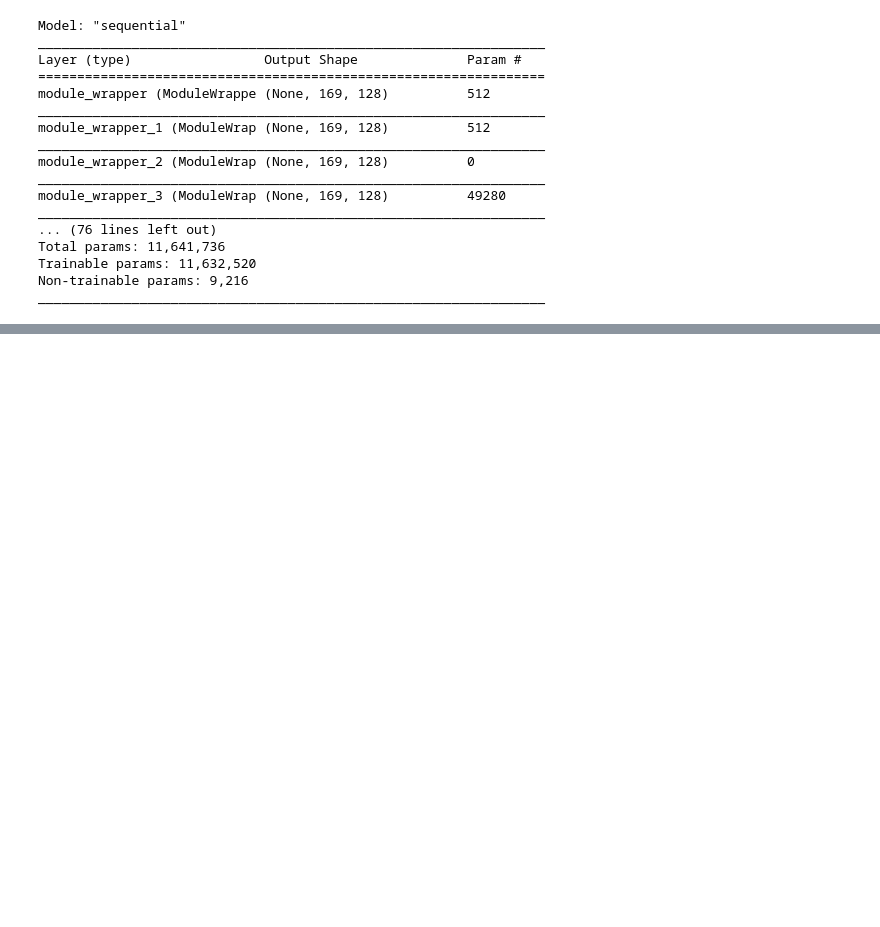
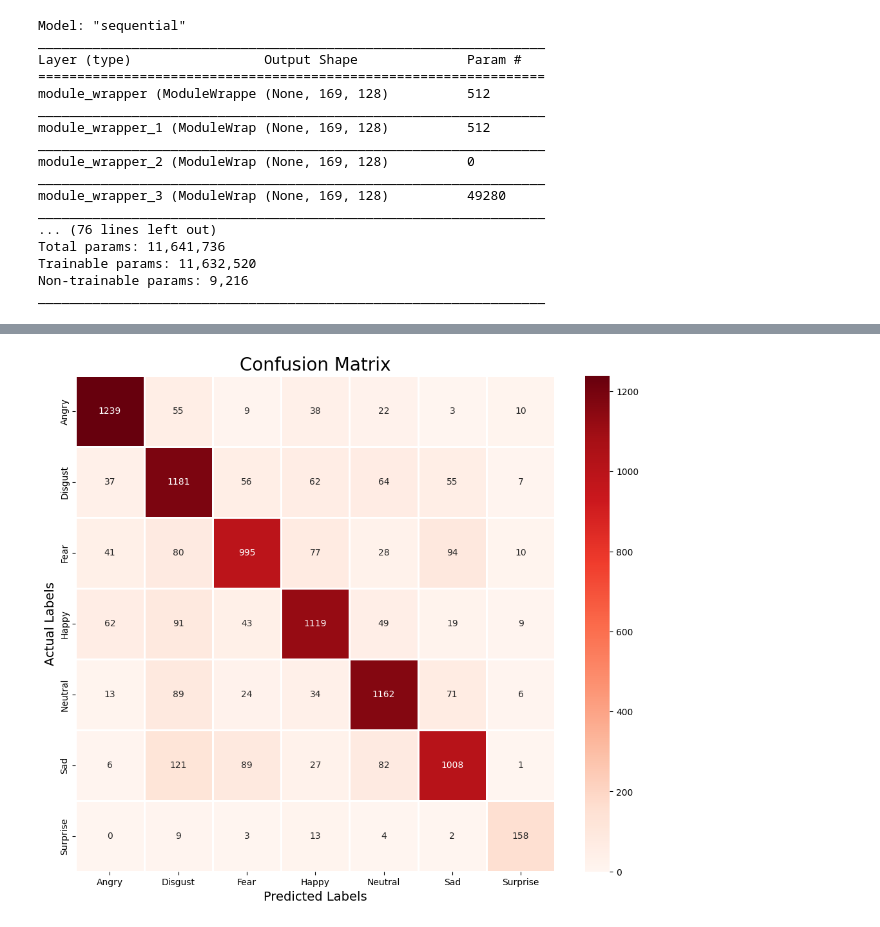
Before and after one commit to prempatell/Audio-Emotion-Detection, a Jupyter notebook: Audio Sentiment Analysis/CNN/cnn.ipynb, the cells around one changed output, grey strips where cells are left out. Drawn from its saved outputs; the diff is of its cells as text; code cells hidden in the pictures; blank space fills up the shorter version.

```diff
--- a/Audio Sentiment Analysis/CNN/cnn.ipynb
+++ b/Audio Sentiment Analysis/CNN/cnn.ipynb
@@ -149,3 +150,5 @@ Features
 33906 rows × 170 columns
 # %%
 Features=pd.read_csv("features.csv")
+# %%
+Features.loc[Features['Emotion']=='Surprising','Emotion'] = 'Surprise'
@@ -508,8 +516,10 @@ class CustomModelCheckpoint(Callback):
         else:
             self.model.save_weights(filepath, overwrite=True)
 # %%
-rlrp = ReduceLROnPlateau(monitor='loss', factor=0.4, verbose=0, patience=2, min_lr=0.0000001)
+learningrate = ReduceLROnPlateau(monitor='loss', factor=0.4, verbose=0, patience=2, min_lr=0.0000001)
 checkpoint = CustomModelCheckpoint('best_weights_model_new.h5', save_best_only=True)
-history=model.fit(x_train, y_train, batch_size=64, epochs=100, validation_data=(x_test, y_test), callbacks=[rlrp,checkpoint])
+log_dir = "logsmain/fit/"
+tensorboard_callback = TensorBoard(log_dir=log_dir, histogram_freq=1)
+history=model.fit(x_train, y_train, batch_size=64, epochs=100, validation_data=(x_test, y_test), callbacks=[learningrate,checkpoint,tensorboard_callback])
 # %% [output]
 Epoch 1/100
@@ -532,5 +543,5 @@ Epoch 40/100
 # %%
-model.load_weights('best_weights_model.h5')
+model.load_weights('best_weights_model_new.h5')
 test_loss, test_acc = model.evaluate(x_test, y_test)
 print('Test loss:', test_loss)
 print('Test accuracy:', test_acc)
@@ -540,0 +552,5 @@ Test accuracy: 0.8204553723335266
+# %%
+pred_test = model.predict(x_test)
+y_pred = encoder.inverse_transform(pred_test)
+
+y_test = encoder.inverse_transform(y_test)
@@ -540,0 +577,11 @@ Test accuracy: 0.8204553723335266
+# %%
+cm = confusion_matrix(y_test, y_pred)
+plt.figure(figsize = (12, 10))
+cm = pd.DataFrame(cm , index = [i for i in encoder.categories_] , columns = [i for i in encoder.categories_])
+sns.heatmap(cm, linecolor='white', cmap='Reds', linewidth=1, annot=True, fmt='')
+plt.title('Confusion Matrix', size=20)
+plt.xlabel('Predicted Labels', size=14)
+plt.ylabel('Actual Labels', size=14)
+plt.show()
+# %% [output]
+[figure, added]
```
Also changed, not shown: parts of 10 cells of this notebook.
